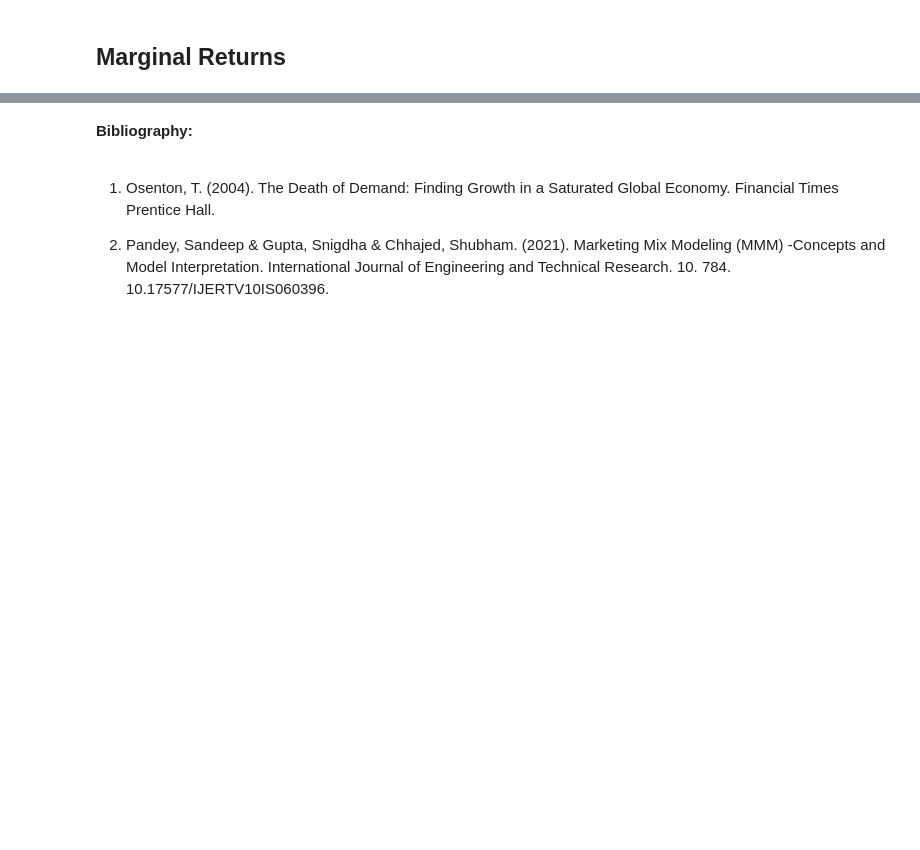
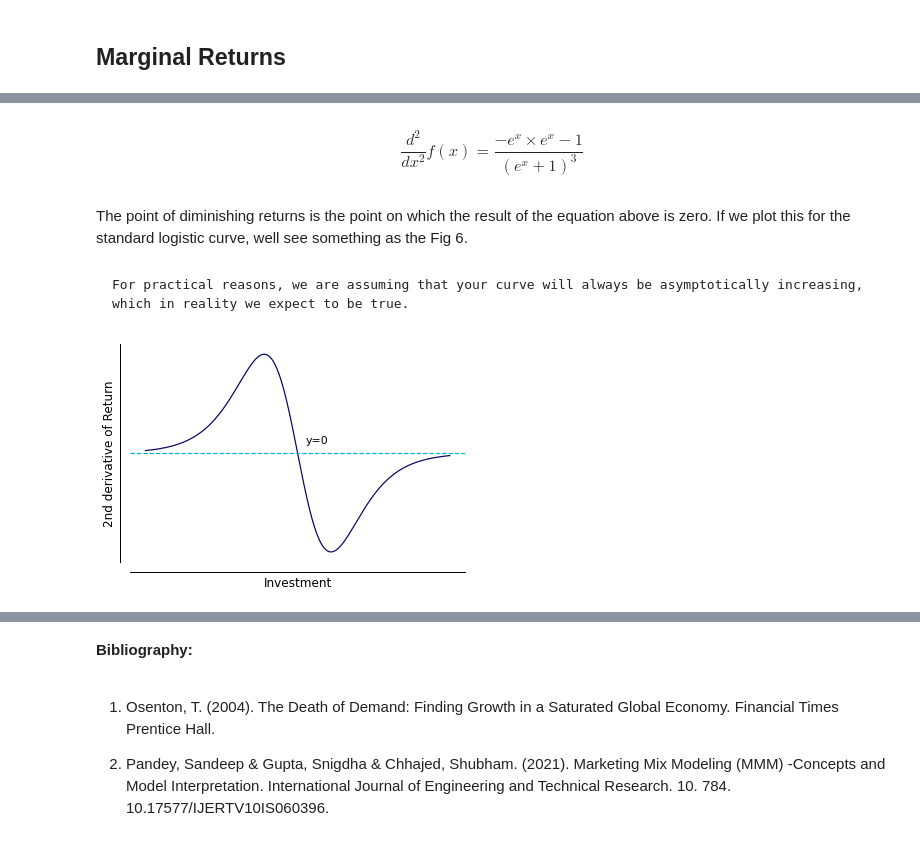
Before and after one commit to phc4rdoso/phc4rdoso.github.io, a Jupyter notebook: marketing-book/_build/jupyter_execute/2. The Law of Diminishing Returns.ipynb, the cells around one changed output, grey strips where cells are left out. Drawn from its saved outputs; the diff is of its cells as text; code cells hidden in the pictures; blank space fills up the shorter version.

````diff
--- a/marketing-book/_build/jupyter_execute/2. The Law of Diminishing Returns.ipynb
+++ b/marketing-book/_build/jupyter_execute/2. The Law of Diminishing Returns.ipynb
@@ -136,0 +229,28 @@ The point on the curve on which our $\text{mROAS}=0$ is the moment that there is
+# %% [markdown]
+$$
+\tag{2.6} \frac{d^2}{dx^2} f(x) = \frac{-e^x \times e^x-1}{(e^x +1)^3}
+$$
+# %% [markdown]
+The point of diminishing returns is the point on which the result of the equation above is zero. If we plot this for the standard logistic curve, well see something as the Fig 6.
+# %% [markdown]
+```{warning}
+For practical reasons, we are assuming that your curve will always be asymptotically increasing, which in reality we expect to be true.
+```
+# %%
+x = np.linspace (-6, 6, num=1000)
+y = [-(exp(i)*(exp(i)-1))/(exp(i)+1)**3 for i in x]
+
+plt.subplots(figsize=(6,4))
+sns.lineplot(x=x, y=y, color='#03045E')
+plt.xticks([])
+plt.yticks([])
+plt.xlabel('Investment', fontsize=12)
+plt.ylabel('2nd derivative of Return', fontsize=12)
+plt.axhline(y=0, linestyle='--', color='#00B4D8')
+plt.text(.3, 0.01, 'y=0', fontsize=11)
+sns.despine(offset=10, trim=True)
+sns.set_context("paper")
+plt.savefig('./fig/24.jpg', dpi=200, bbox_inches='tight')
+plt.show()
+# %% [output]
+[figure, added]
````
Also changed, not shown: parts of 55 cells of this notebook, 27 other files.
